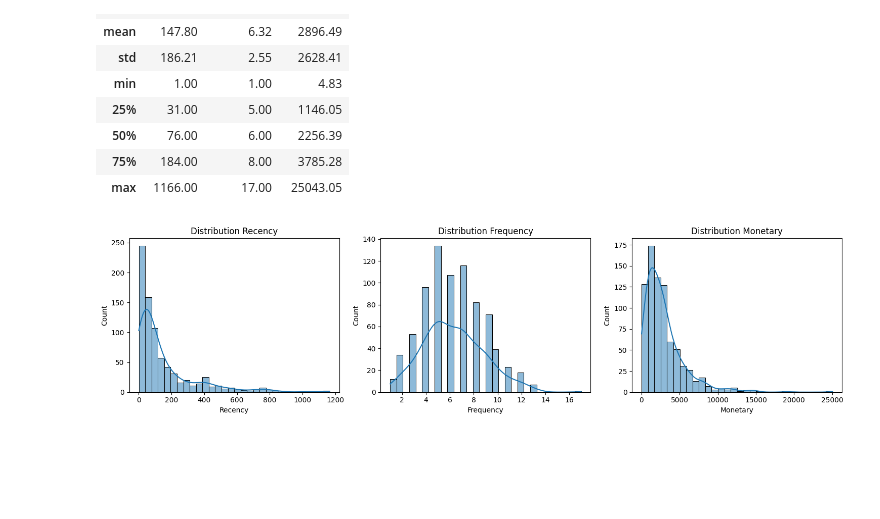
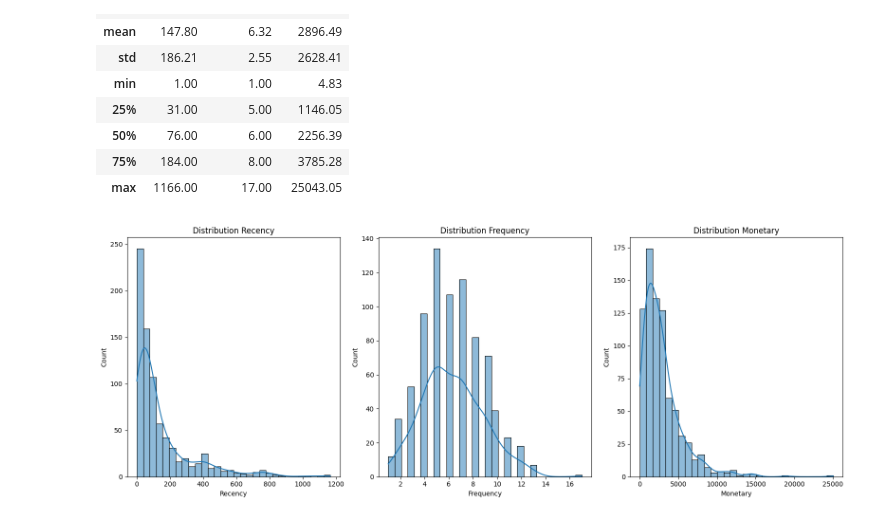
Before and after one commit to msshaqura/project_superstore, a Jupyter notebook: notebooks/sample_superstore.ipynb, the cells around one changed output. Saved outputs shown, nothing was run; the diff lists cells and outputs as text; code cells hidden in the pictures; blank space fills up the shorter version.

```diff
--- a/notebooks/sample_superstore.ipynb
+++ b/notebooks/sample_superstore.ipynb
@@ -1042,25 +1042,25 @@ rfm.describe().round(2)
 | max | 1166.00 | 17.00 | 25043.05 |
 # %%
 
-plt.figure(figsize=(15,4))
+plt.figure(figsize=(16,6))
 
 
 plt.subplot(1,3,1)
 sns.histplot(rfm["Recency"], bins=30, kde=True)
 plt.title("Distribution Recency")
 
 
 plt.subplot(1,3,2)
 sns.histplot(rfm["Frequency"], bins=30, kde=True)
 plt.title("Distribution Frequency")
 
 
 plt.subplot(1,3,3)
 sns.histplot(rfm["Monetary"], bins=30, kde=True)
 plt.title("Distribution Monetary")
 
 
 plt.tight_layout()
 plt.show()
 # %% [output]
-[figure, old version]
+[figure, new version]
```
Also changed, not shown: parts of 6 cells of this notebook, 13 other files.
